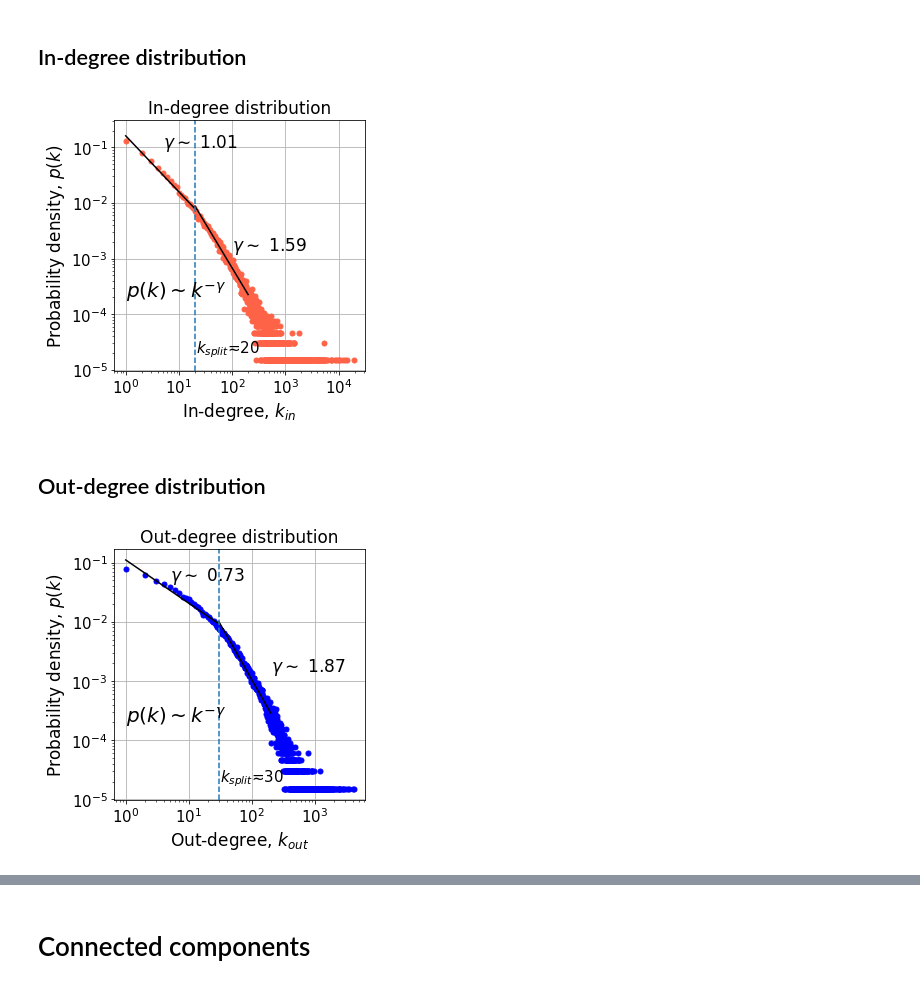
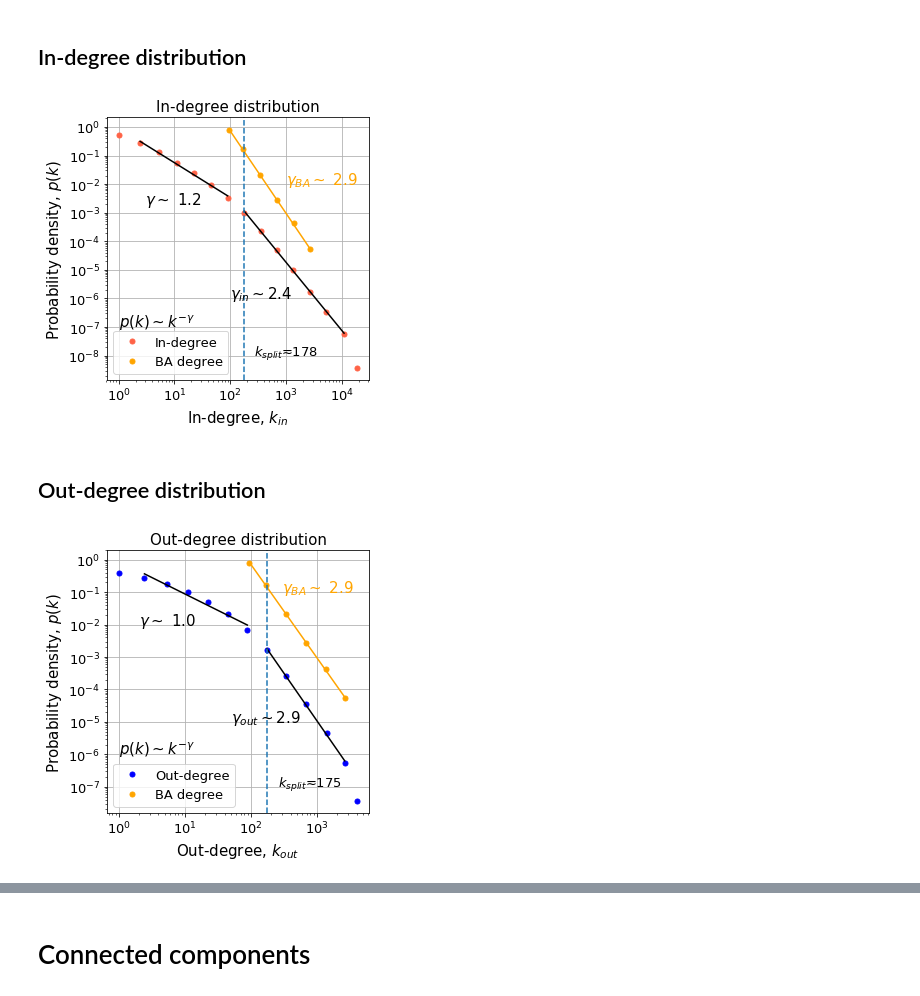
Before and after one commit to biyanisuraj/the_facebook_scandal, a Jupyter notebook: scripts/visualization/degree_distributions.ipynb, the cells around one changed output, grey strips where cells are left out. Cells and saved outputs as stored; diff of their text form; code cells hidden in the pictures.

Commit message:
degree distribution fixed

```diff
--- a/scripts/visualization/degree_distributions.ipynb
+++ b/scripts/visualization/degree_distributions.ipynb
@@ -17,7 +17,7 @@ SMALL_SIZE = 13
 MEDIUM_SIZE = 15
 BIGGER_SIZE = 20
 
-plt.rc('font', size= SMALL_SIZE)          # controls default text sizes
+plt.rc('font', size= MEDIUM_SIZE)          # controls default text sizes
 plt.rc('axes', titlesize= MEDIUM_SIZE)     # fontsize of the axes title
 plt.rc('axes', labelsize= MEDIUM_SIZE)    # fontsize of the x and y labels
 plt.rc('xtick', labelsize=SMALL_SIZE)    # fontsize of the tick labels
@@ -277,0 +250,18 @@ g_ba = nx.read_edgelist('../network/networks/ba_edge_list_now.txt',
+# %%
+# proability distributions with log binning
+# tot degree
+prob = True
+degrees =[d for n,d in g.degree()]
+degree_means, degree_log_probs = log_binning(degrees, prob =prob)
+# in-degree
+in_degrees =[d for n,d in g.in_degree()]
+in_degree_means, in_degree_log_probs = log_binning(in_degrees, prob =prob)
+# out-degree
+out_degrees =[d for n,d in g.out_degree()]
+out_degree_means, out_degree_log_probs = log_binning(out_degrees , prob =prob)
+#ER-degree
+er_degrees =[d for n,d in g_er.degree()]
+er_degree_means, er_degree_log_probs = log_binning(er_degrees, prob =prob)
+#BA-degree
+ba_degrees =[d for n,d in g_ba.degree()]
+ba_degree_means, ba_degree_log_probs = log_binning(ba_degrees, prob = prob)
@@ -341,54 +350,69 @@ def regression(degree, degree_probs, begin, end, h_adjust=-0, color= "black"):
 ## In-degree distribution
 # %%
 fig, ax = plt.subplots(figsize = FIGSIZE_ONECOL)
-plt.plot(degree_in, in_degree_probs, '.', color='tomato',   label='In-degree', markersize = 10)
+plt.plot(in_degree_means, in_degree_log_probs, 'o', color='tomato',   label='In-degree', markersize = 5)
 ##plt.plot(degree_out, out_degree_probs, '.', color='green',   label='Original')
 
-split =20
-gamma_in_1 = regression(degree_in, in_degree_probs, 1,split).round(2)
-gamma_in_2 = regression(degree_in, in_degree_probs, split,200).round(2)
+# barabasi
+plt.plot(ba_degree_means, ba_degree_log_probs, 'o', color='orange',   label='BA degree', markersize = 5)
+gamma_ba = regression(ba_degree_means, ba_degree_log_probs, 6, 12, color='orange').round(1)
+plt.text(1000,float(1)/100, "$\gamma_{BA}\sim $"+" {}".format(gamma_ba), color = 'orange')
 
-plt.text(5, (float(1)/10), "$\gamma \sim $ {}".format(gamma_in_1))
-plt.text(100,float(1)/700, "$\gamma \sim $ {}".format(gamma_in_2))
-plt.text(1,float(1)/5000, "$p(k) \sim k^{-\gamma}  $ ",fontsize =20)
+
+split = 7
+gamma_in_1 = regression(in_degree_means, in_degree_log_probs, 1,split).round(1)
+gamma_in_2 = regression(in_degree_means, in_degree_log_probs, split, 14).round(1)
+
+plt.text(3, (float(1)/500), "$\gamma \sim $ {}".format(gamma_in_1))
+plt.text(100,float(1)/1000000, "$\gamma_{in} \sim $"+"{}".format(gamma_in_2))
+plt.text(1,float(1)/10**7, "$p(k) \sim k^{-\gamma}  $ ",fontsize =15)
 # info on the splitting
-plt.axvline(split, 0,1000, linestyle='--')
-plt.text(split+1, float(1)/50000, "$k_{split} \eqsim$"+"{}".format(20), fontsize=SMALL_SIZE)
+
+in_degree_split = in_degree_means[split].round(0)
+plt.axvline(in_degree_split, 0,1000, linestyle='--')
+plt.text(1.5*in_degree_split, float(1)/10**8, "$k_{split} \eqsim$"+"{:.0f}".format(in_degree_split), fontsize=SMALL_SIZE)
 
 plt.title("In-degree distribution")
 plt.xlabel("In-degree, $k_{in}$")
 plt.ylabel("Probability density, $p(k)$")
 plt.loglog()
 plt.grid()
+plt.legend(loc =3)
 plt.tight_layout()
 plt.savefig("imgs/in_degree_distribution.pdf")
 # %% [output]
-[figure, old version]
+[figure, new version]
 # %% [markdown]
 ## Out-degree distribution
 # %%
 fig, ax = plt.subplots(figsize = FIGSIZE_ONECOL)
-#fig, ax = plt.subplots(figsize = (20,10))
-plt.plot(degree_out, out_degree_probs, '.', color='blue',   label='Out-degree', markersize = 10)
-##plt.plot(degree_out, out_degree_probs, '.', color='green',   label='Original')
+plt.plot(out_degree_means, out_degree_log_probs, 'o', color='blue',   label='Out-degree', markersize = 5)
 
-split =30
-gamma_out_1 = regression(degree_out, out_degree_probs, 1,split).round(2)
-gamma_out_2 = regression(degree_out, out_degree_probs, split, 200).round(2)
+# barabasi
+plt.plot(ba_degree_means, ba_degree_log_probs, 'o', color='orange',   label='BA degree', markersize = 5)
+gamma_ba = regression(ba_degree_means, ba_degree_log_probs, 6, 12, color='orange').round(1)
+plt.text(300,float(1)/10, "$\gamma_{BA}\sim $"+" {}".format(gamma_ba), color = 'orange')
 
-plt.text(5, (float(1)/20), "$\gamma \sim $ {}".format(gamma_out_1))
-plt.text(200,float(1)/700, "$\gamma \sim $ {}".format(gamma_out_2))
-plt.text(1,float(1)/5000, "$p(k) \sim k^{-\gamma}  $ ",fontsize =20)
+split = 7
+gamma_out_1 = regression(out_degree_means, out_degree_log_probs, 1,split).round(1)
+gamma_out_2 = regression(out_degree_means, out_degree_log_probs, split, 12).round(1)
+
+plt.text(2, (float(1)/100), "$\gamma \sim $ {}".format(gamma_out_1))
+plt.text(50,float(1)/100000, "$\gamma_{out} \sim $"+ "{}".format(gamma_out_2))
+plt.text(1,float(1)/10**6, "$p(k) \sim k^{-\gamma}  $ ",fontsize =15)
 # info on the splitting
-plt.axvline(split, 0,1000, linestyle='--')
-plt.text(split+1, float(1)/50000, "$k_{split} \eqsim$"+"{}".format(split), fontsize=SMALL_SIZE)
+
+out_degree_split = out_degree_means[split].round(0)
+plt.axvline(out_degree_split, 0,1000, linestyle='--')
+plt.text(1.5*out_degree_split, float(1)/10**7, "$k_{split} \eqsim$"+"{:.0f}".format(out_degree_split), fontsize=SMALL_SIZE)
 
 plt.title("Out-degree distribution")
 plt.xlabel("Out-degree, $k_{out}$")
 plt.ylabel("Probability density, $p(k)$")
 plt.loglog()
 plt.grid()
+plt.legend()
 plt.tight_layout()
 plt.savefig("imgs/out_degree_distribution.pdf")
 # %% [output]
-[figure, old version]
+[figure, new version]
```
Also changed, not shown: parts of 19 cells of this notebook, 10 other files.
